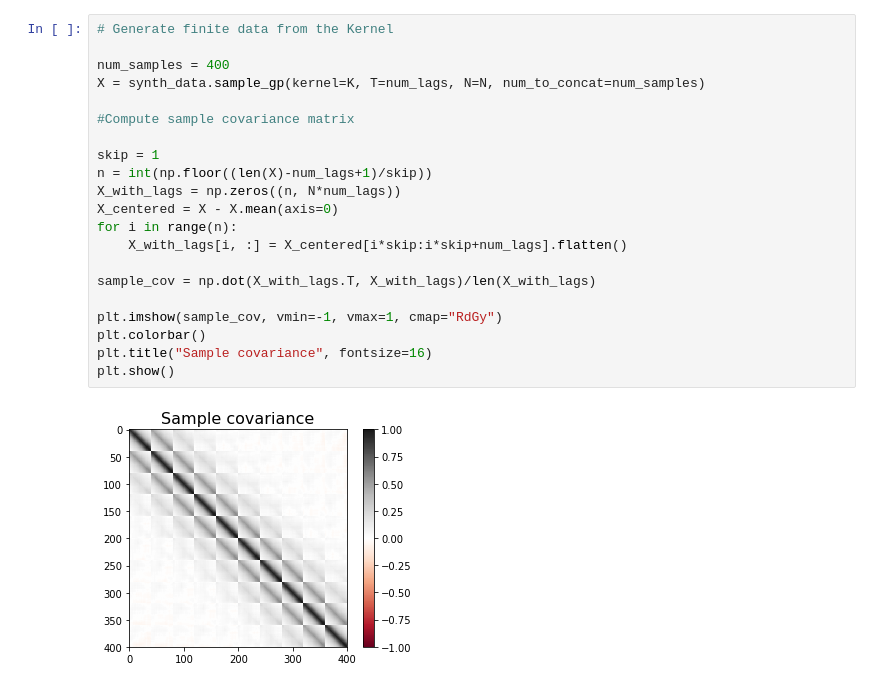
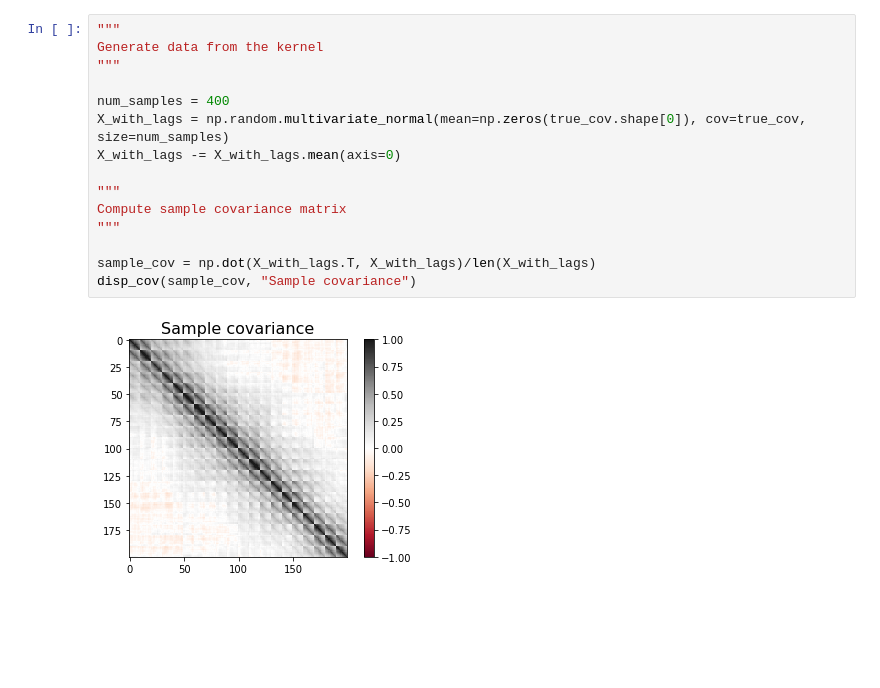
Before and after one commit to BouchardLab/DynamicalComponentsAnalysis, a Jupyter notebook: notebooks/RobustKronPCA-test.ipynb, the cells around one changed output. Drawn from its saved outputs; the diff is of its cells as text; blank space fills up the shorter version.

```diff
--- a/notebooks/RobustKronPCA-test.ipynb
+++ b/notebooks/RobustKronPCA-test.ipynb
@@ -35,24 +30,18 @@ plt.show()
-# %%
-# Generate finite data from the Kernel
-
-num_samples = 400
-X = synth_data.sample_gp(kernel=K, T=num_lags, N=N, num_to_concat=num_samples)
-
-#Compute sample covariance matrix
-
-skip = 1
-n = int(np.floor((len(X)-num_lags+1)/skip))
-X_with_lags = np.zeros((n, N*num_lags))
-X_centered = X - X.mean(axis=0)
-for i in range(n):
-    X_with_lags[i, :] = X_centered[i*skip:i*skip+num_lags].flatten()
-
-sample_cov = np.dot(X_with_lags.T, X_with_lags)/len(X_with_lags)
-
-plt.imshow(sample_cov, vmin=-1, vmax=1, cmap="RdGy")
-plt.colorbar()
-plt.title("Sample covariance", fontsize=16)
-plt.show()
-# %% [output]
-[figure, removed]
+# %%
+"""
+Generate data from the kernel
+"""
+
+num_samples = 400
+X_with_lags = np.random.multivariate_normal(mean=np.zeros(true_cov.shape[0]), cov=true_cov, size=num_samples)
+X_with_lags -= X_with_lags.mean(axis=0)
+
+"""
+Compute sample covariance matrix
+"""
+
+sample_cov = np.dot(X_with_lags.T, X_with_lags)/len(X_with_lags)
+disp_cov(sample_cov, "Sample covariance")
+# %% [output]
+[figure, added]
 # %%
```
Also changed, not shown: parts of 8 cells of this notebook, 1 other file.
